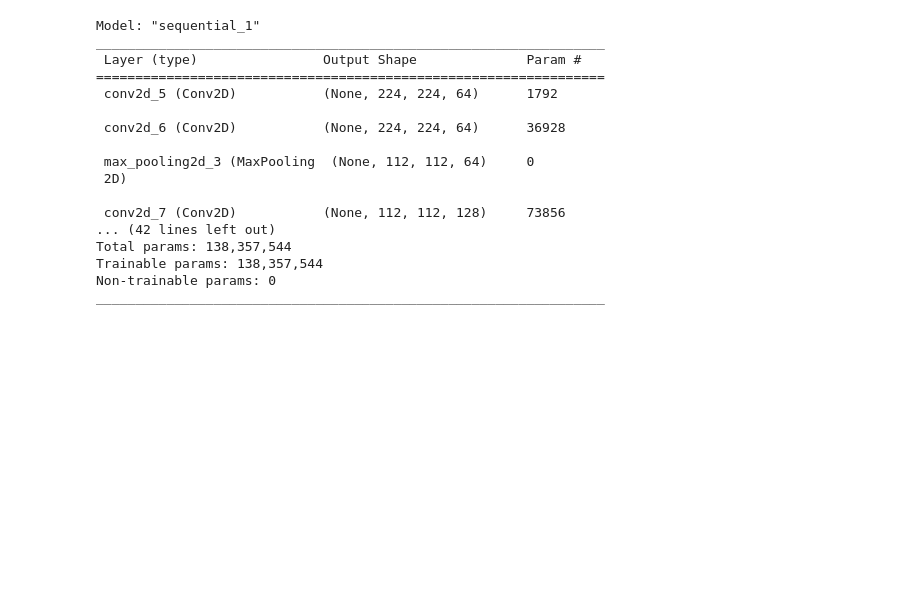
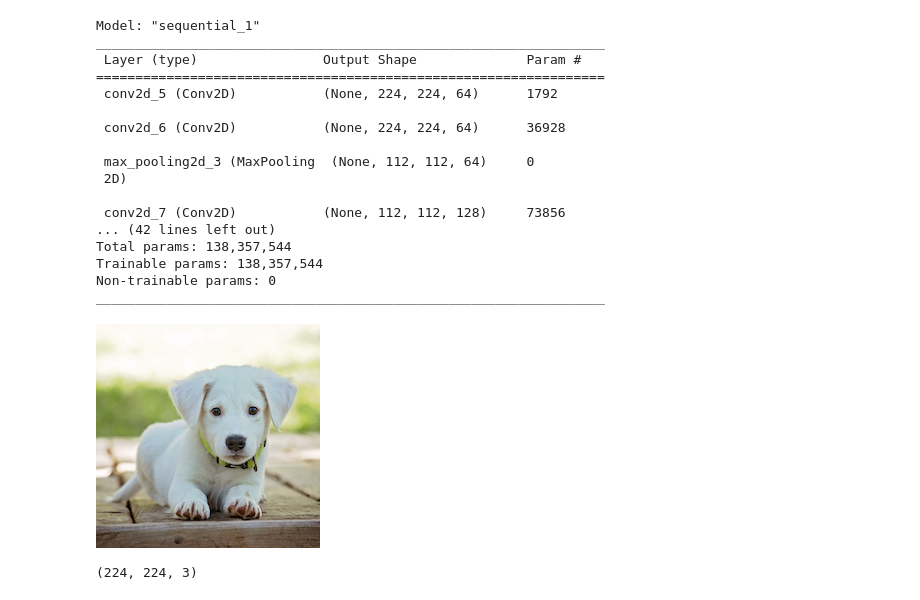
Before and after one commit to rickiepark/hm-dl, a Jupyter notebook: 02-1.ipynb, the cells around one changed output. Saved outputs shown, nothing was run; the diff lists cells and outputs as text; code cells hidden in the pictures; blank space fills up the shorter version.

```diff
--- a/02-1.ipynb
+++ b/02-1.ipynb
@@ -99,0 +110,8 @@ _________________________________________________________________
+# %%
+from PIL import Image
+
+dog_png = Image.open('images/dog.png')
+# %%
+display(dog_png)
+# %% [output]
+[figure, added]
@@ -99,0 +122,4 @@ _________________________________________________________________
+# %%
+dog_sample.shape
+# %% [output]
+(224, 224, 3)
```
Also changed, not shown: parts of 12 cells of this notebook.
